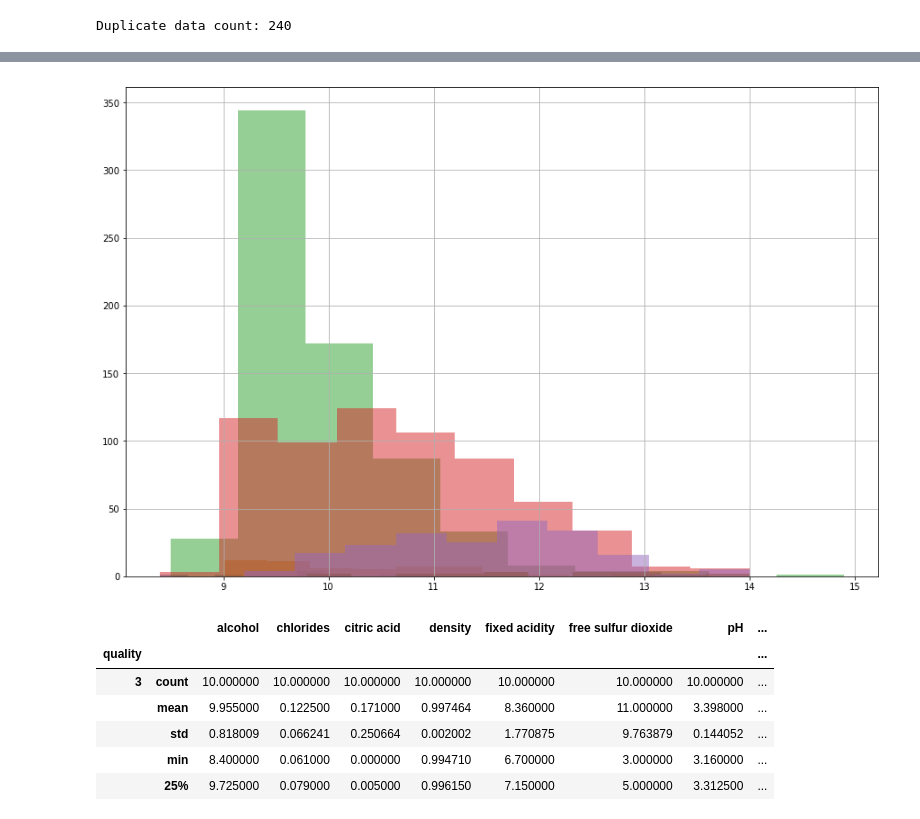
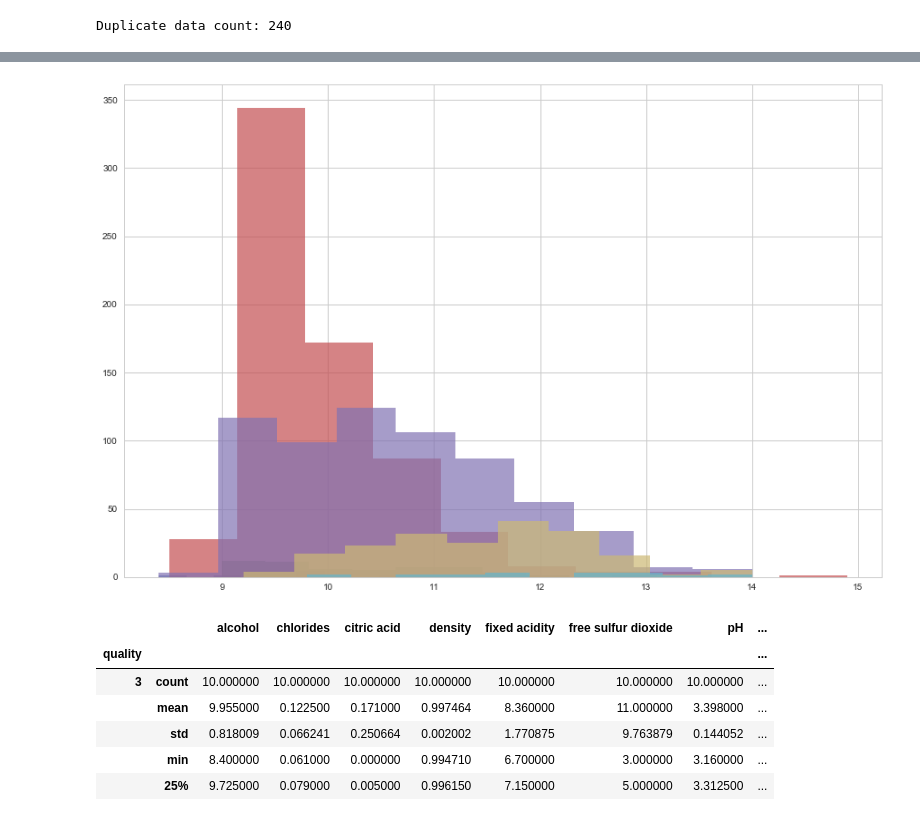
Before and after one commit to spiritedtechie/wine-quality-prediction, a Jupyter notebook: Wine Quality Data Analysis.ipynb, the cells around one changed output, grey strips where cells are left out. Cells and saved outputs as stored; diff of their text form; code cells hidden in the pictures.

```diff
--- a/Wine Quality Data Analysis.ipynb
+++ b/Wine Quality Data Analysis.ipynb
@@ -6,6 +6,9 @@ from pandas.tools.plotting import scatter_matrix
 import matplotlib
 import matplotlib.pyplot as plt
 import numpy as np
+import seaborn as sns
+sns.set(style="white") #white background style for seaborn plots
+sns.set(style="whitegrid", color_codes=True)
 # %%
 dataset_url = 'http://mlr.cs.umass.edu/ml/machine-learning-databases/wine-quality/winequality-red.csv'
 data = pd.read_csv(dataset_url, sep=';')
@@ -70,8 +89,8 @@ plt.show()
 # %%
-data.groupby('quality').alcohol.hist(alpha=0.5, figsize=(15,10))
+data.groupby('quality').alcohol.hist(alpha=0.7, figsize=(15,10))
 plt.show()
 # %% [output]
-[figure, old version]
+[figure, new version]
 # %%
 data.groupby('quality').describe()
 # %% [output]
```
Also changed, not shown: parts of 9 cells of this notebook.
